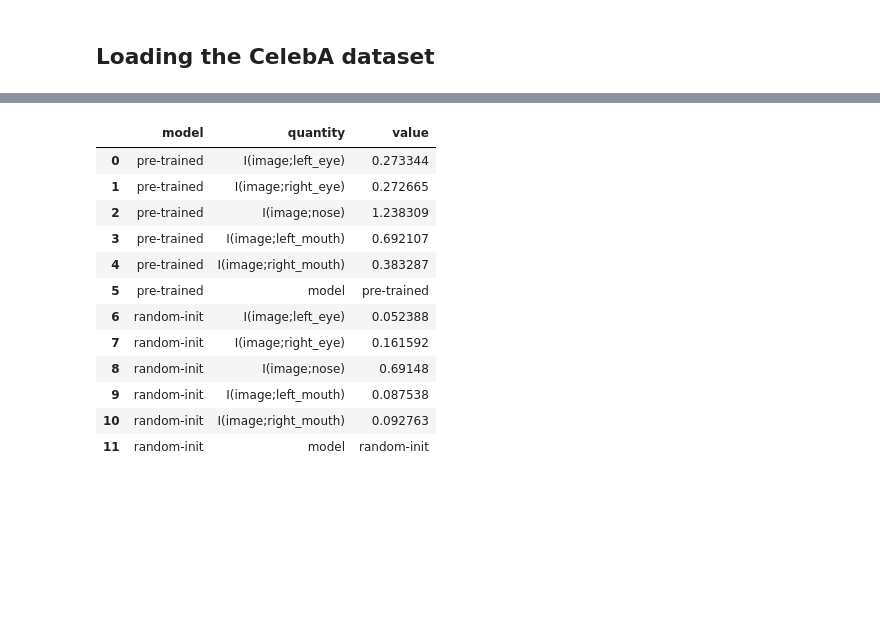
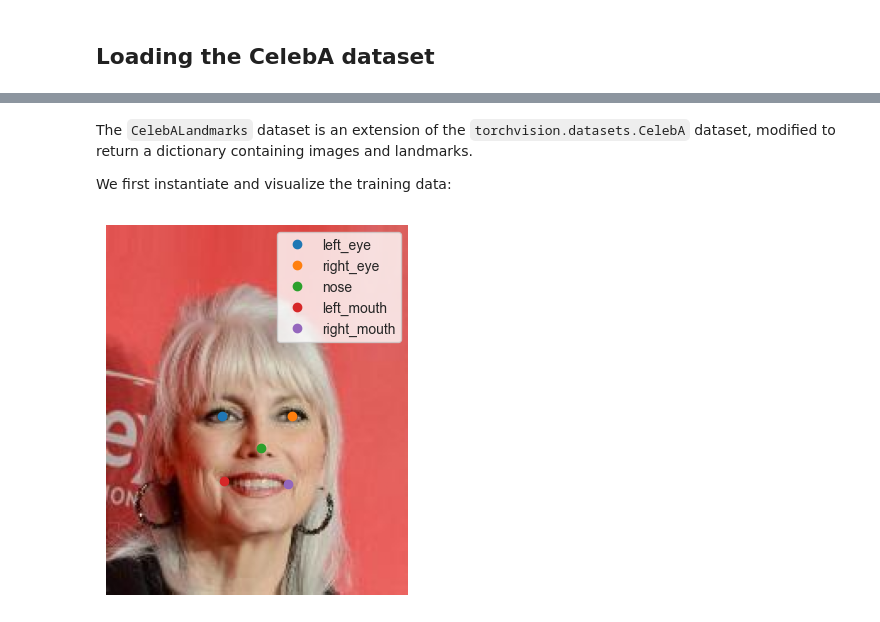
Before and after one commit to mfederici/torch-mist, a Jupyter notebook: docs/notebooks/examples/keypoint_info.ipynb, the cells around one changed output, grey strips where cells are left out. Drawn from its saved outputs; the diff is of its cells as text; code cells hidden in the pictures; blank space fills up the shorter version.

Commit message:
Experimental script, logging update, and docs update

```diff
--- a/docs/notebooks/examples/keypoint_info.ipynb
+++ b/docs/notebooks/examples/keypoint_info.ipynb
@@ -326,16 +11,32 @@ plt.xticks(rotation=45)
-# %%
-pd.DataFrame(estimates)
-# %% [output]
-|  | model | quantity | value |
-| 0 | pre-trained | I(image;left_eye) | 0.273344 |
-| 1 | pre-trained | I(image;right_eye) | 0.272665 |
-| 2 | pre-trained | I(image;nose) | 1.238309 |
-| 3 | pre-trained | I(image;left_mouth) | 0.692107 |
-| 4 | pre-trained | I(image;right_mouth) | 0.383287 |
-| 5 | pre-trained | model | pre-trained |
-| 6 | random-init | I(image;left_eye) | 0.052388 |
-| 7 | random-init | I(image;right_eye) | 0.161592 |
-| 8 | random-init | I(image;nose) | 0.69148 |
-| 9 | random-init | I(image;left_mouth) | 0.087538 |
-| 10 | random-init | I(image;right_mouth) | 0.092763 |
-| 11 | random-init | model | random-init |
+# %% [markdown]
+The `CelebALandmarks` dataset is an extension of the `torchvision.datasets.CelebA` dataset, modified to return a dictionary containing images and landmarks.
+
+We first instantiate and visualize the training data:
+# %%
+import matplotlib.pyplot as plt
+import seaborn as sns
+sns.set_style('whitegrid')
+from scripts.celeba_landmarks import normalize, revert, CelebALandmarks, LANDMARKS, REPRESENTATIONS
+
+# CelebA download location.
+DATA_DIR = '/data'
+
+# Load the CelebA Dataset
+dataset = CelebALandmarks(DATA_DIR)
+# %%
+# Consider a datapoint
+idx = 898
+data = dataset[idx]
+
+# We plot image and the corresponding landmarks
+for name, value in data.items():
+    if name == 'image':
+        plt.imshow(value.permute(1,2,0))
+    else:
+        value = revert(value)
+        plt.plot(value[0],value[1], 'o', label=name)
+
+plt.legend()
+plt.axis('off');
+# %% [output]
+[figure, added]
```
Also changed, not shown: parts of 37 cells of this notebook, 26 other files.
